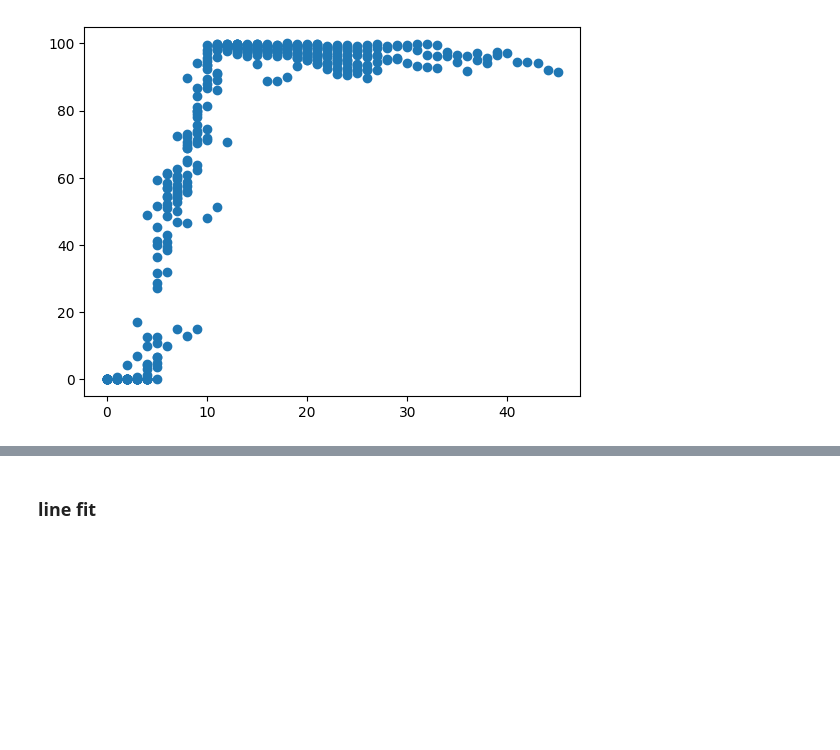
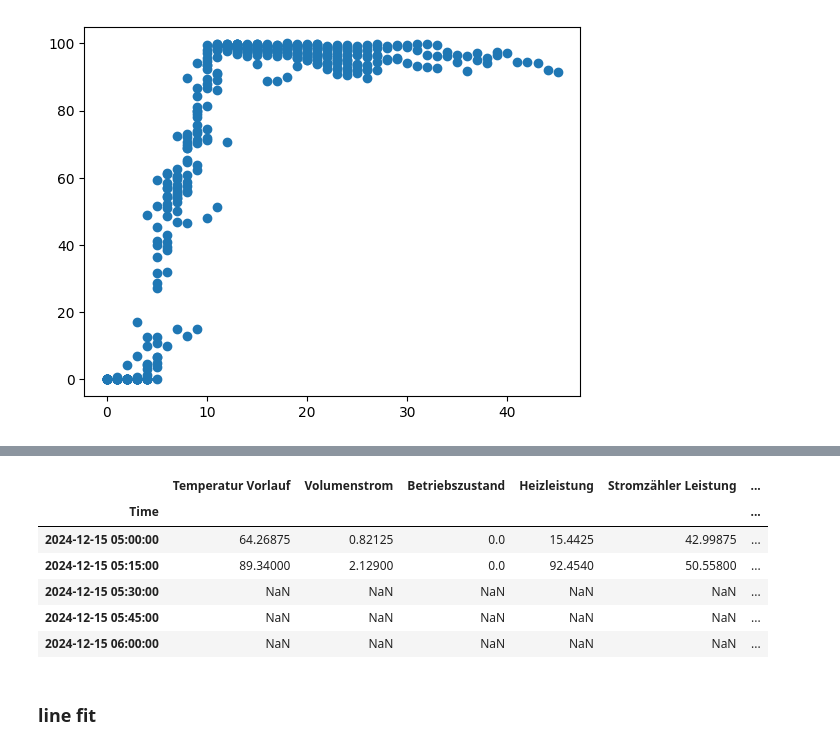
Before and after one commit to ltomas1/DES.sim, a Jupyter notebook: src/utils/chp_reg.ipynb, the cells around one changed output, grey strips where cells are left out. Drawn from its saved outputs; the diff is of its cells as text; code cells hidden in the pictures; blank space fills up the shorter version.

```diff
--- a/src/utils/chp_reg.ipynb
+++ b/src/utils/chp_reg.ipynb
@@ -142,4 +153,14 @@ plt.plot(startup['T_plus'], startup['Heizleistung'], 'o')
 # %%
 # pip install scikit-learn
+startup_15min = startup.resample('15T').mean()
+startup_15min.head()
+# %% [output]
+|  | Temperatur Vorlauf | Volumenstrom | Betriebszustand | Heizleistung | Stromzähler Leistung | ... |
+| Time |  |  |  |  |  | ... |
+| 2024-12-15 05:00:00 | 64.26875 | 0.82125 | 0.0 | 15.4425 | 42.99875 | ... |
+| 2024-12-15 05:15:00 | 89.34000 | 2.12900 | 0.0 | 92.4540 | 50.55800 | ... |
+| 2024-12-15 05:30:00 | NaN | NaN | NaN | NaN | NaN | ... |
+| 2024-12-15 05:45:00 | NaN | NaN | NaN | NaN | NaN | ... |
+| 2024-12-15 06:00:00 | NaN | NaN | NaN | NaN | NaN | ... |
 # %% [markdown]
 ### line fit
```
Also changed, not shown: parts of 13 cells of this notebook, 2 other files.
